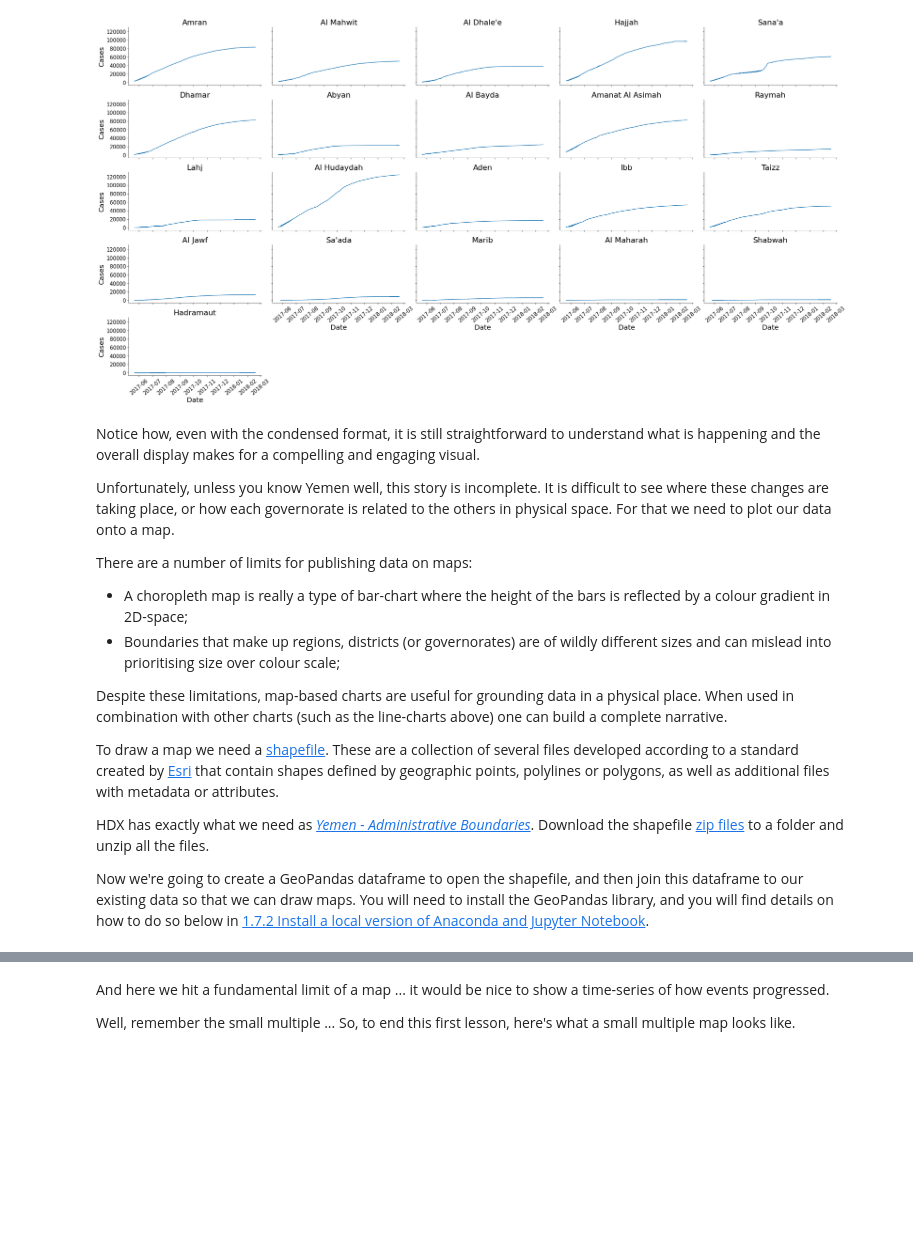
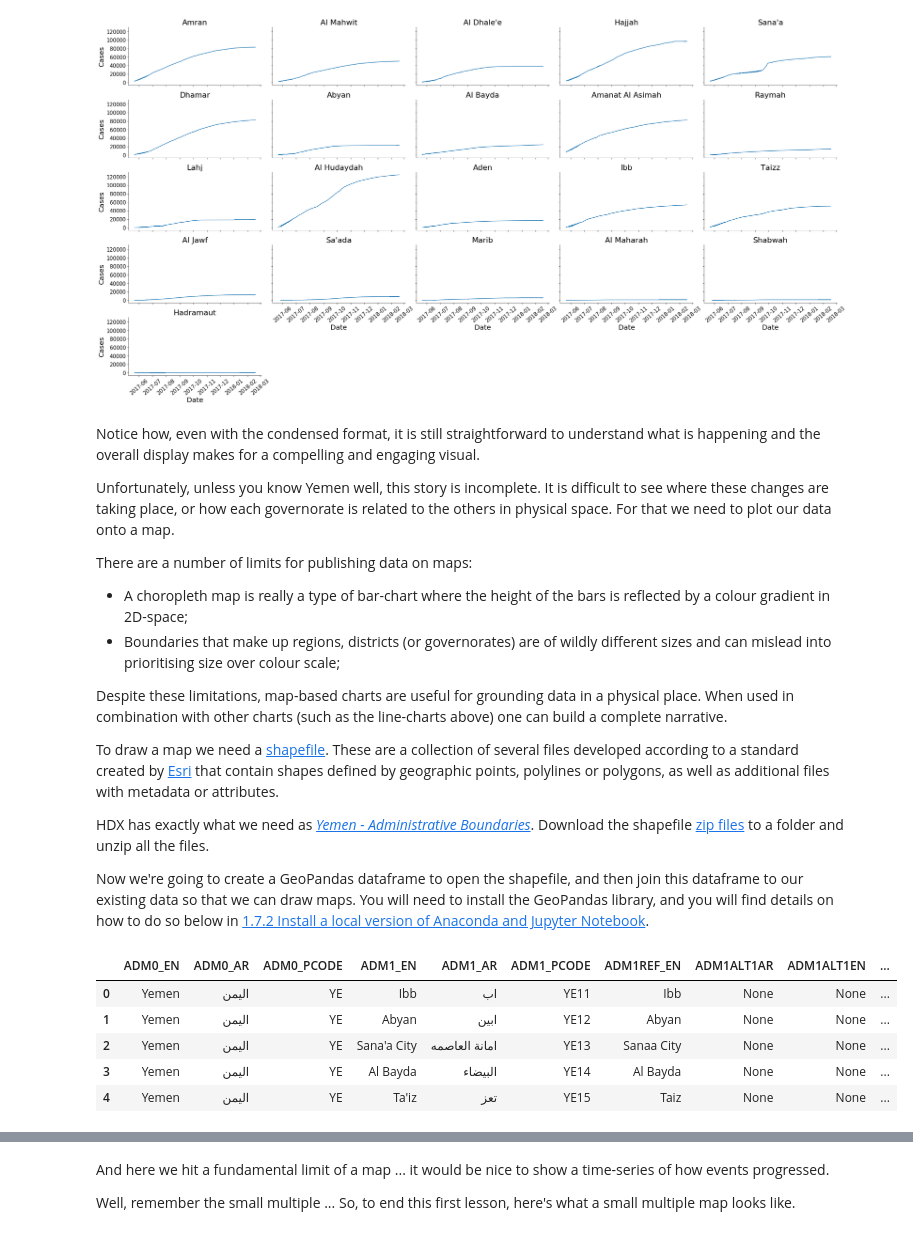
Before and after one commit to whythawk/data-as-a-science, a Jupyter notebook: Module 1, Lesson 1 - Introduction to data as a science.ipynb, the cells around one changed output, grey strips where cells are left out. Cells and saved outputs as stored; diff of their text form; code cells hidden in the pictures; blank space fills up the shorter version.

```diff
--- a/Module 1, Lesson 1 - Introduction to data as a science.ipynb
+++ b/Module 1, Lesson 1 - Introduction to data as a science.ipynb
@@ -868,6 +867,23 @@ Despite these limitations, map-based charts are useful for grounding data in a p
 
 To draw a map we need a [shapefile](http://wiki.openstreetmap.org/wiki/Shapefiles). These are a collection of several files developed according to a standard created by [Esri](https://www.esri.com/en-us/home) that contain shapes defined by geographic points, polylines or polygons, as well as additional files with metadata or attributes.
 
-HDX has exactly what we need as [_Yemen - Administrative Boundaries_](https://data.humdata.org/dataset/yemen-admin-boundaries). Download the shapefile [zip files](https://data.humdata.org/dataset/6b2656e2-b915-4671-bfed-468d5edcd80a/resource/1574d33c-c002-4294-a7c4-89433728c9b3/download/yemen_admin_20171007_shape.zip) to a folder and unzip all the files.
+HDX has exactly what we need as [_Yemen - Administrative Boundaries_](https://data.humdata.org/dataset/yemen-admin-boundaries). Download the shapefile [zip files](https://data.humdata.org/dataset/6b2656e2-b915-4671-bfed-468d5edcd80a/resource/31161a5e-2111-4967-9f1e-4fceeb38a3a1/download/yem-administrative-divisions-shapefiles.zip) to a folder and unzip all the files.
 
 Now we're going to create a GeoPandas dataframe to open the shapefile, and then join this dataframe to our existing data so that we can draw maps. You will need to install the GeoPandas library, and you will find details on how to do so below in [1.7.2 Install a local version of Anaconda and Jupyter Notebook](#1.7.2-Install-a-local-version-of-Anaconda-and-Jupyter-Notebook).
+# %%
+# Import our GeoPandas library
+import geopandas as gpd
+# Open the shapefile called "yem_admbnda_adm1_govyem_cso_20191002.shp" and note that - if you're
+# doing this on your home computer, you'll need to load the file from where-ever you saved it.
+# While you only need to load this file here, the other file data needed are cross-referenced,
+# so make sure to unzip all the files.
+shape_data = gpd.GeoDataFrame.from_file("data/yem_admbnda_adm1_govyem_cso_20191002.shp")
+# You can list your shape_data exactly like a regular dataframe
+shape_data.head()
+# %% [output]
+|  | ADM0_EN | ADM0_AR | ADM0_PCODE | ADM1_EN | ADM1_AR | ADM1_PCODE | ADM1REF_EN | ADM1ALT1AR | ADM1ALT1EN | ... |
+| 0 | Yemen | اليمن | YE | Ibb | اب | YE11 | Ibb | None | None | ... |
+| 1 | Yemen | اليمن | YE | Abyan | ابين | YE12 | Abyan | None | None | ... |
+| 2 | Yemen | اليمن | YE | Sana'a City | امانة العاصمه | YE13 | Sanaa City | None | None | ... |
+| 3 | Yemen | اليمن | YE | Al Bayda | البيضاء | YE14 | Al Bayda | None | None | ... |
+| 4 | Yemen | اليمن | YE | Ta'iz | تعز | YE15 | Taiz | None | None | ... |
```
Also changed, not shown: parts of 9 cells of this notebook.
